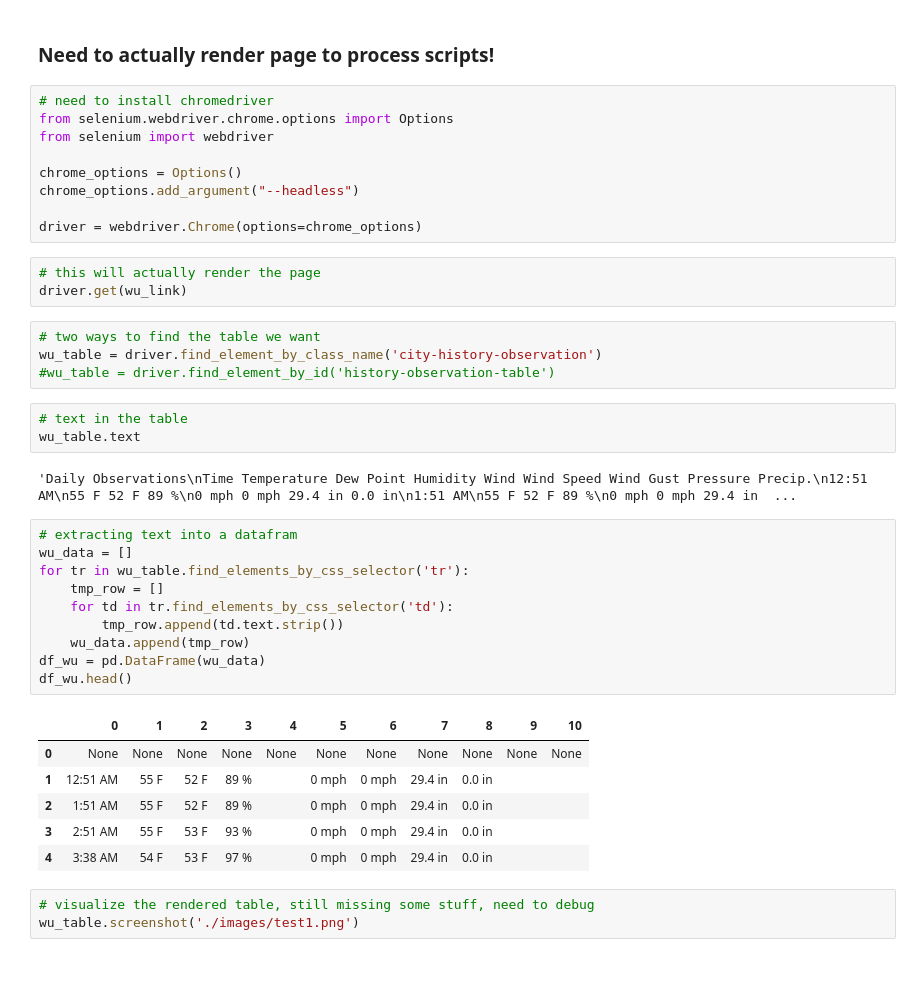
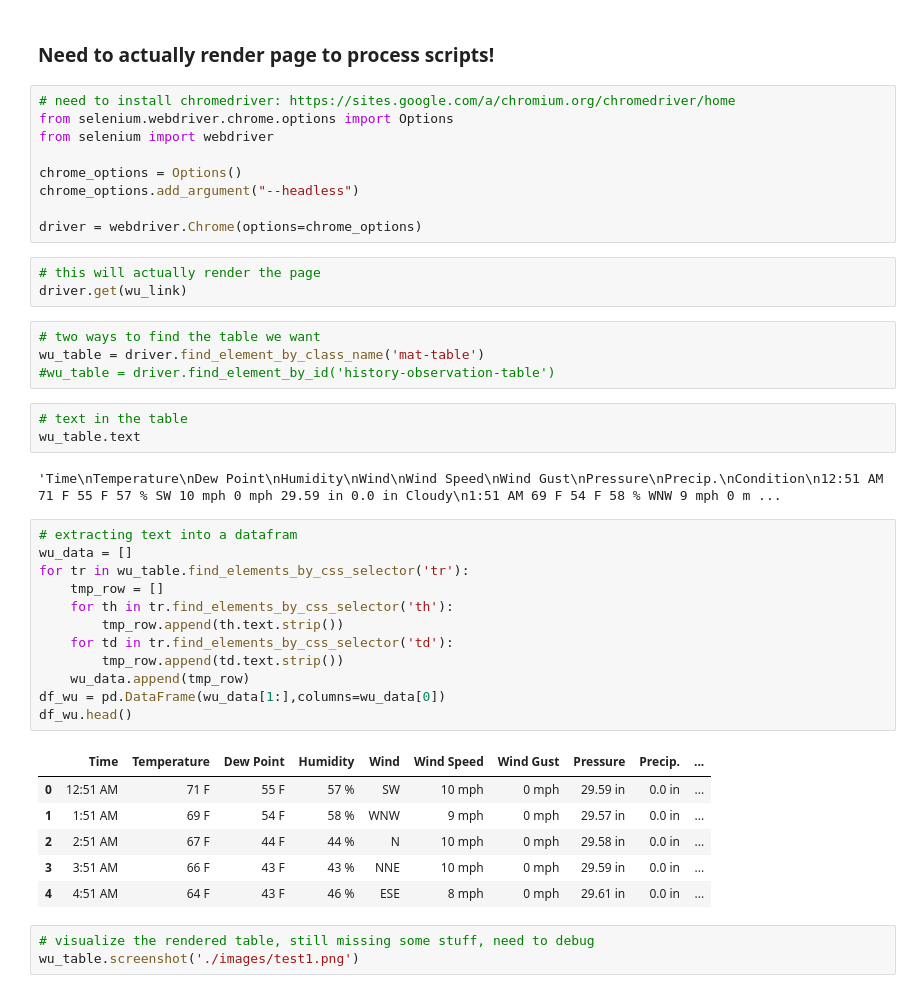
Before and after one commit to Jinyanlyu/eods-s20, a Jupyter notebook: notebooks/web_scraping.ipynb, the cells around one changed output. Saved outputs shown, nothing was run; the diff lists cells and outputs as text.

```diff
--- a/notebooks/web_scraping.ipynb
+++ b/notebooks/web_scraping.ipynb
@@ -168,7 +176,7 @@ Central Park, NY History | Weather Underground
 # %% [markdown]
 ### Need to actually render page to process scripts!
 # %%
-# need to install chromedriver
+# need to install chromedriver: https://sites.google.com/a/chromium.org/chromedriver/home
 from selenium.webdriver.chrome.options import Options
 from selenium import webdriver
 
@@ -181,30 +189,32 @@ driver = webdriver.Chrome(options=chrome_options)
 driver.get(wu_link)
 # %%
 # two ways to find the table we want
-wu_table = driver.find_element_by_class_name('city-history-observation')
+wu_table = driver.find_element_by_class_name('mat-table')
 #wu_table = driver.find_element_by_id('history-observation-table')
 # %%
 # text in the table
 wu_table.text
 # %% [output]
-'Daily Observations\nTime Temperature Dew Point Humidity Wind Wind Speed Wind Gust Pressure Precip.\n12:51 AM\n55 F 52 F 89 %\n0 mph 0 mph 29.4 in 0.0 in\n1:51 AM\n55 F 52 F 89 %\n0 mph 0 mph 29.4 in  ...
+'Time\nTemperature\nDew Point\nHumidity\nWind\nWind Speed\nWind Gust\nPressure\nPrecip.\nCondition\n12:51 AM 71 F 55 F 57 % SW 10 mph 0 mph 29.59 in 0.0 in Cloudy\n1:51 AM 69 F 54 F 58 % WNW 9 mph 0 m ...
 # %%
 # extracting text into a datafram
 wu_data = []
 for tr in wu_table.find_elements_by_css_selector('tr'):
     tmp_row = []
+    for th in tr.find_elements_by_css_selector('th'):
+        tmp_row.append(th.text.strip())
     for td in tr.find_elements_by_css_selector('td'):
         tmp_row.append(td.text.strip())
     wu_data.append(tmp_row)
-df_wu = pd.DataFrame(wu_data)
+df_wu = pd.DataFrame(wu_data[1:],columns=wu_data[0])
 df_wu.head()
 # %% [output]
-|  | 0 | 1 | 2 | 3 | 4 | 5 | 6 | 7 | 8 | 9 | 10 |
-| 0 | None | None | None | None | None | None | None | None | None | None | None |
-| 1 | 12:51 AM | 55 F | 52 F | 89 % |  | 0 mph | 0 mph | 29.4 in | 0.0 in |  |  |
-| 2 | 1:51 AM | 55 F | 52 F | 89 % |  | 0 mph | 0 mph | 29.4 in | 0.0 in |  |  |
-| 3 | 2:51 AM | 55 F | 53 F | 93 % |  | 0 mph | 0 mph | 29.4 in | 0.0 in |  |  |
-| 4 | 3:38 AM | 54 F | 53 F | 97 % |  | 0 mph | 0 mph | 29.4 in | 0.0 in |  |  |
+|  | Time | Temperature | Dew Point | Humidity | Wind | Wind Speed | Wind Gust | Pressure | Precip. | ... |
+| 0 | 12:51 AM | 71 F | 55 F | 57 % | SW | 10 mph | 0 mph | 29.59 in | 0.0 in | ... |
+| 1 | 1:51 AM | 69 F | 54 F | 58 % | WNW | 9 mph | 0 mph | 29.57 in | 0.0 in | ... |
+| 2 | 2:51 AM | 67 F | 44 F | 44 % | N | 10 mph | 0 mph | 29.58 in | 0.0 in | ... |
+| 3 | 3:51 AM | 66 F | 43 F | 43 % | NNE | 10 mph | 0 mph | 29.59 in | 0.0 in | ... |
+| 4 | 4:51 AM | 64 F | 43 F | 46 % | ESE | 8 mph | 0 mph | 29.61 in | 0.0 in | ... |
 # %%
 # visualize the rendered table, still missing some stuff, need to debug
 wu_table.screenshot('./images/test1.png')
```
Also changed, not shown: parts of 12 cells of this notebook, 4 other files.
